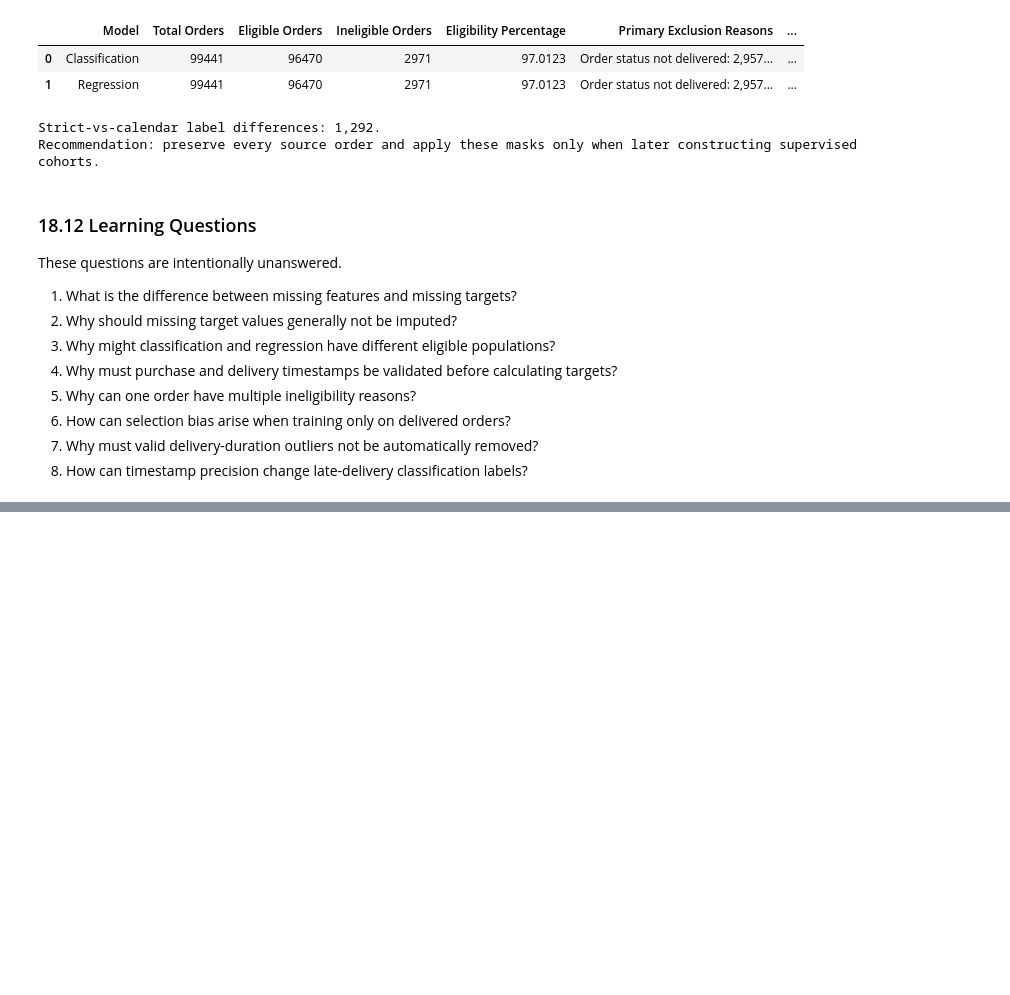
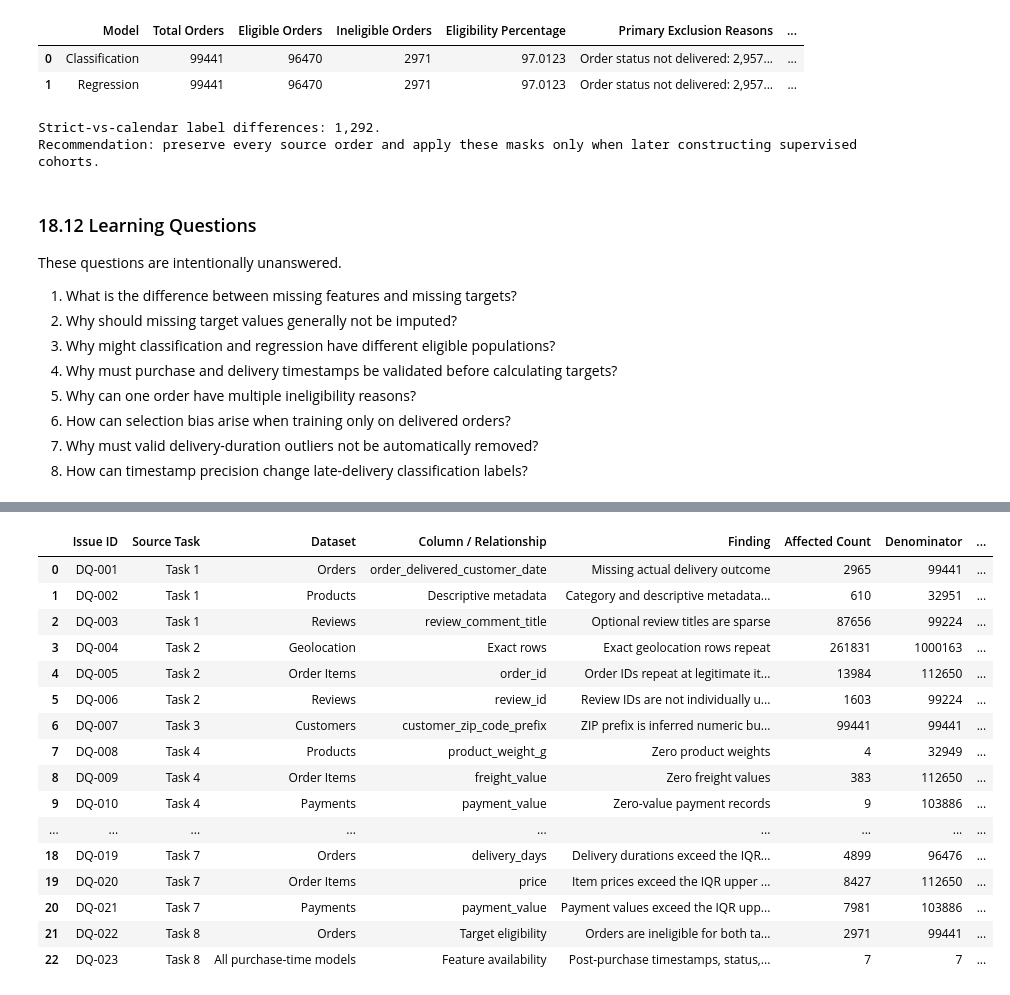
Before and after one commit to mmubashir95/ecommerce-delivery-intelligence, a Jupyter notebook: notebooks/02_data_quality.ipynb, the cells around one changed output, grey strips where cells are left out. Cells and saved outputs as stored; diff of their text form; code cells hidden in the pictures; blank space fills up the shorter version.

```diff
--- a/notebooks/02_data_quality.ipynb
+++ b/notebooks/02_data_quality.ipynb
@@ -5465,0 +5715,65 @@ These questions are intentionally unanswered.
+# %%
+def task9_issue(issue_id, source_task, dataset, subject, finding, count, denominator, grain,
+                classification, priority, impact, action, status):
+    '''Create one traceable issue-register row with a denominator-safe percentage.'''
+    percentage = (count / denominator * 100) if denominator else pd.NA
+    return {"Issue ID": issue_id, "Source Task": source_task, "Dataset": dataset,
+            "Column / Relationship": subject, "Finding": finding, "Affected Count": int(count),
+            "Denominator": int(denominator) if denominator else pd.NA,
+            "Affected Percentage": percentage, "Observation Grain": grain,
+            "Issue Classification": classification, "Priority": priority, "ML Impact": impact,
+            "Recommended Future Action": action, "Decision Status": status}
+
+
+ref_lookup = referential_findings.set_index("Relationship")
+iqr_task9_lookup = consolidated_outlier_findings.set_index(["Dataset", "Variable"])
+strict_calendar_differences = int((classification_eligible & strict_late_diagnostic.ne(calendar_late_diagnostic)).sum())
+
+data_quality_issue_register = pd.DataFrame([
+    task9_issue("DQ-001", "Task 1", "Orders", "order_delivered_customer_date", "Missing actual delivery outcome", orders["order_delivered_customer_date"].isna().sum(), len(orders), "Orders", "Expected", "High", "Controls supervised target eligibility", "Apply eligibility policy", "Confirmed"),
+    task9_issue("DQ-002", "Task 1", "Products", "Descriptive metadata", "Category and descriptive metadata missing together", products["product_category_name"].isna().sum(), len(products), "Products", "Structural", "Medium", "Reduces candidate feature availability", "Handle during feature preprocessing", "Deferred"),
+    task9_issue("DQ-003", "Task 1", "Reviews", "review_comment_title", "Optional review titles are sparse", reviews["review_comment_title"].isna().sum(), len(reviews), "Reviews", "Expected", "Low", "Reviews are prohibited post-purchase fields", "No action required", "Confirmed"),
+    task9_issue("DQ-004", "Task 2", "Geolocation", "Exact rows", "Exact geolocation rows repeat", geolocation.duplicated().sum(), len(geolocation), "Geolocation rows", "Structural", "Medium", "Duplicates complicate reference reduction", "Aggregate or validate join", "Needs Investigation"),
+    task9_issue("DQ-005", "Task 2", "Order Items", "order_id", "Order IDs repeat at legitimate item grain", order_items["order_id"].duplicated().sum(), len(order_items), "Order-item rows", "Expected", "Low", "Naive joins would multiply orders", "Aggregate or validate join", "Confirmed"),
+    task9_issue("DQ-006", "Task 2", "Reviews", "review_id", "Review IDs are not individually unique", reviews["review_id"].duplicated(keep=False).sum(), len(reviews), "Review rows", "Structural", "Low", "Requires composite-grain interpretation", "Investigate", "Needs Investigation"),
+    task9_issue("DQ-007", "Task 3", "Customers", "customer_zip_code_prefix", "ZIP prefix is inferred numeric but is a categorical code", len(customers), len(customers), "Customer rows", "Structural", "Medium", "Leading-zero loss can break geographic joins", "Handle during feature preprocessing", "Confirmed"),
+    task9_issue("DQ-008", "Task 4", "Products", "product_weight_g", "Zero product weights", products["product_weight_g"].eq(0).sum(), products["product_weight_g"].notna().sum(), "Products with weight", "Suspicious", "Medium", "Can distort shipment-size features", "Investigate", "Needs Investigation"),
+    task9_issue("DQ-009", "Task 4", "Order Items", "freight_value", "Zero freight values", order_items["freight_value"].eq(0).sum(), len(order_items), "Order-item rows", "Suspicious", "Medium", "May be promotion/accounting behavior or data issue", "Investigate", "Needs Investigation"),
+    task9_issue("DQ-010", "Task 4", "Payments", "payment_value", "Zero-value payment records", payments["payment_value"].eq(0).sum(), len(payments), "Payment rows", "Suspicious", "Medium", "Can affect order-level payment aggregates", "Investigate", "Needs Investigation"),
+    task9_issue("DQ-011", "Task 4", "Payments", "payment_installments", "Zero-installment payment records", payments["payment_installments"].eq(0).sum(), len(payments), "Payment rows", "Suspicious", "Medium", "Requires explicit preprocessing semantics", "Investigate", "Needs Investigation"),
+    task9_issue("DQ-012", "Task 5", "Orders", "carrier handoff >= purchase", "Carrier handoff recorded before purchase", temporal_findings.set_index("Rule ID").loc["T5-02", "Violating Records"], temporal_findings.set_index("Rule ID").loc["T5-02", "Comparable Records"], "Orders", "Error", "High", "Contradictory lifecycle evidence can weaken labels", "Investigate", "Confirmed"),
+    task9_issue("DQ-013", "Task 5", "Orders", "customer delivery >= carrier handoff", "Delivery recorded before carrier handoff", temporal_findings.set_index("Rule ID").loc["T5-04", "Violating Records"], temporal_findings.set_index("Rule ID").loc["T5-04", "Comparable Records"], "Orders", "Error", "High", "Contradictory lifecycle evidence can weaken labels", "Investigate", "Confirmed"),
+    task9_issue("DQ-014", "Task 5", "Orders", "is_late semantics", "Strict timestamp and calendar-date labels differ", strict_calendar_differences, classification_eligible_count, "Eligible orders", "Structural", "High", "Changing precision changes the classification target", "Apply eligibility policy", "Confirmed"),
+    task9_issue("DQ-015", "Task 6", "Customers → Geolocation", "customer_zip_code_prefix", "Customer ZIPs lack geolocation reference", ref_lookup.loc["Customers → Geolocation", "Unmatched Rows"], ref_lookup.loc["Customers → Geolocation", "Applicable Rows"], "Customer rows", "Structural", "Medium", "Prevents some geographic enrichment", "Aggregate or validate join", "Confirmed"),
+    task9_issue("DQ-016", "Task 6", "Sellers → Geolocation", "seller_zip_code_prefix", "Seller ZIPs lack geolocation reference", ref_lookup.loc["Sellers → Geolocation", "Unmatched Rows"], ref_lookup.loc["Sellers → Geolocation", "Applicable Rows"], "Seller rows", "Structural", "Medium", "Prevents some geographic enrichment", "Aggregate or validate join", "Confirmed"),
+    task9_issue("DQ-017", "Task 6", "Products → Category Translation", "product_category_name", "Populated product categories lack translations", ref_lookup.loc["Products → Category Translation", "Unmatched Rows"], ref_lookup.loc["Products → Category Translation", "Applicable Rows"], "Products with category", "Structural", "Medium", "Can fragment category analysis", "Handle during feature preprocessing", "Confirmed"),
+    task9_issue("DQ-018", "Task 6", "Geolocation", "ZIP-prefix lookup", "Repeated ZIP prefixes would multiply naive joins", geo_zip_counts[geo_zip_counts.gt(1)].sum(), len(geolocation), "Geolocation rows", "Structural", "High", "Threatens the required one-row-per-order grain", "Aggregate or validate join", "Confirmed"),
+    task9_issue("DQ-019", "Task 7", "Orders", "delivery_days", "Delivery durations exceed the IQR upper fence", iqr_task9_lookup.loc[("Orders", "delivery_days"), "Outlier Count"], iqr_task9_lookup.loc[("Orders", "delivery_days"), "Applicable Records"], "Orders with observed duration", "Suspicious", "Medium", "Valid extremes affect classification and RMSE", "Monitor during model evaluation", "Deferred"),
+    task9_issue("DQ-020", "Task 7", "Order Items", "price", "Item prices exceed the IQR upper fence", iqr_task9_lookup.loc[("Order Items", "price"), "Outlier Count"], iqr_task9_lookup.loc[("Order Items", "price"), "Applicable Records"], "Order-item rows", "Suspicious", "Medium", "Heavy tails can affect scale-sensitive models", "Evaluate during EDA", "Deferred"),
+    task9_issue("DQ-021", "Task 7", "Payments", "payment_value", "Payment values exceed the IQR upper fence", iqr_task9_lookup.loc[("Payments", "payment_value"), "Outlier Count"], iqr_task9_lookup.loc[("Payments", "payment_value"), "Applicable Records"], "Payment rows", "Suspicious", "Medium", "Heavy tails can distort future aggregates", "Evaluate during EDA", "Deferred"),
+    task9_issue("DQ-022", "Task 8", "Orders", "Target eligibility", "Orders are ineligible for both targets", classification_ineligible_count, total_orders, "Orders", "Expected", "High", "Inventing outcomes would corrupt both supervised tasks", "Apply eligibility policy", "Confirmed"),
+    task9_issue("DQ-023", "Task 8", "All purchase-time models", "Feature availability", "Post-purchase timestamps, status, and reviews are prohibited inputs", 7, 7, "Field groups", "Structural", "High", "Using future information would cause target leakage", "Prevent leakage", "Confirmed"),
+])
+
+assert data_quality_issue_register["Issue ID"].is_unique
+assert set(f"Task {task}" for task in range(1, 9)).issubset(set(data_quality_issue_register["Source Task"]))
+assert data_quality_issue_register["Affected Count"].le(data_quality_issue_register["Denominator"]).all()
+display(data_quality_issue_register.round({"Affected Percentage": 4}))
+# %% [output]
+|  | Issue ID | Source Task | Dataset | Column / Relationship | Finding | Affected Count | Denominator | ... |
+| 0 | DQ-001 | Task 1 | Orders | order_delivered_customer_date | Missing actual delivery outcome | 2965 | 99441 | ... |
+| 1 | DQ-002 | Task 1 | Products | Descriptive metadata | Category and descriptive metadata... | 610 | 32951 | ... |
+| 2 | DQ-003 | Task 1 | Reviews | review_comment_title | Optional review titles are sparse | 87656 | 99224 | ... |
+| 3 | DQ-004 | Task 2 | Geolocation | Exact rows | Exact geolocation rows repeat | 261831 | 1000163 | ... |
+| 4 | DQ-005 | Task 2 | Order Items | order_id | Order IDs repeat at legitimate it... | 13984 | 112650 | ... |
+| 5 | DQ-006 | Task 2 | Reviews | review_id | Review IDs are not individually u... | 1603 | 99224 | ... |
+| 6 | DQ-007 | Task 3 | Customers | customer_zip_code_prefix | ZIP prefix is inferred numeric bu... | 99441 | 99441 | ... |
+| 7 | DQ-008 | Task 4 | Products | product_weight_g | Zero product weights | 4 | 32949 | ... |
+| 8 | DQ-009 | Task 4 | Order Items | freight_value | Zero freight values | 383 | 112650 | ... |
+| 9 | DQ-010 | Task 4 | Payments | payment_value | Zero-value payment records | 9 | 103886 | ... |
+| ... | ... | ... | ... | ... | ... | ... | ... | ... |
+| 18 | DQ-019 | Task 7 | Orders | delivery_days | Delivery durations exceed the IQR... | 4899 | 96476 | ... |
+| 19 | DQ-020 | Task 7 | Order Items | price | Item prices exceed the IQR upper ... | 8427 | 112650 | ... |
+| 20 | DQ-021 | Task 7 | Payments | payment_value | Payment values exceed the IQR upp... | 7981 | 103886 | ... |
+| 21 | DQ-022 | Task 8 | Orders | Target eligibility | Orders are ineligible for both ta... | 2971 | 99441 | ... |
+| 22 | DQ-023 | Task 8 | All purchase-time models | Feature availability | Post-purchase timestamps, status,... | 7 | 7 | ... |
```
Also changed, not shown: parts of 22 cells of this notebook.
